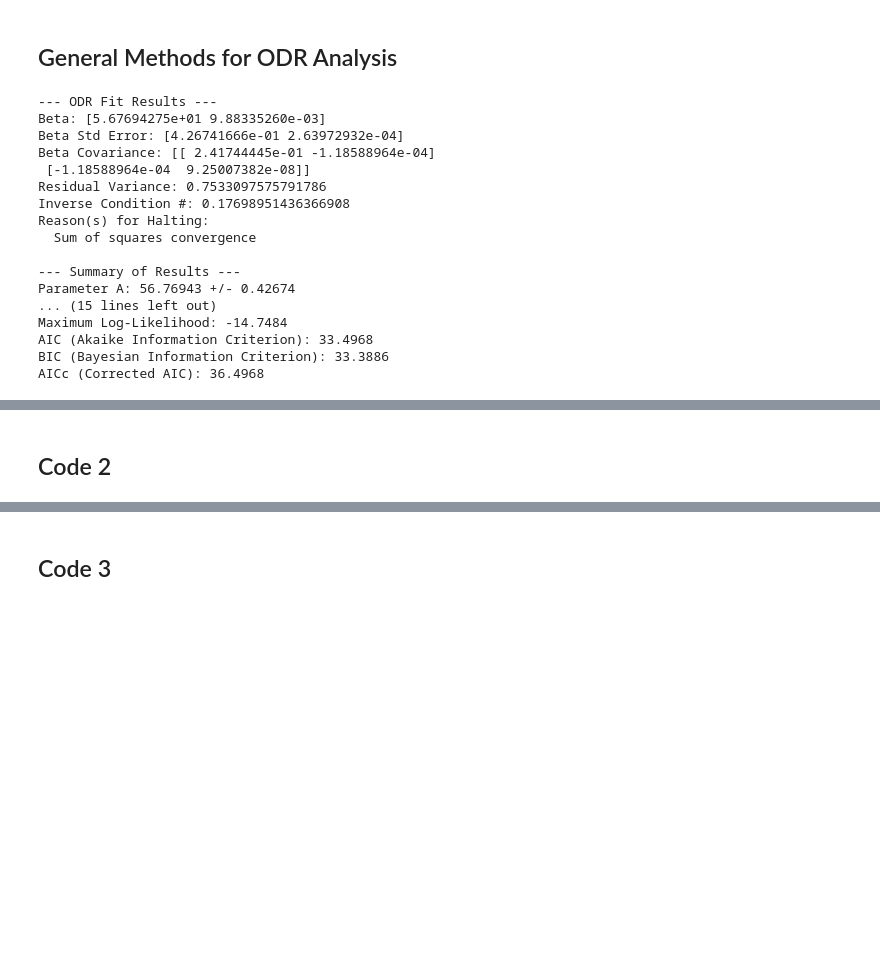
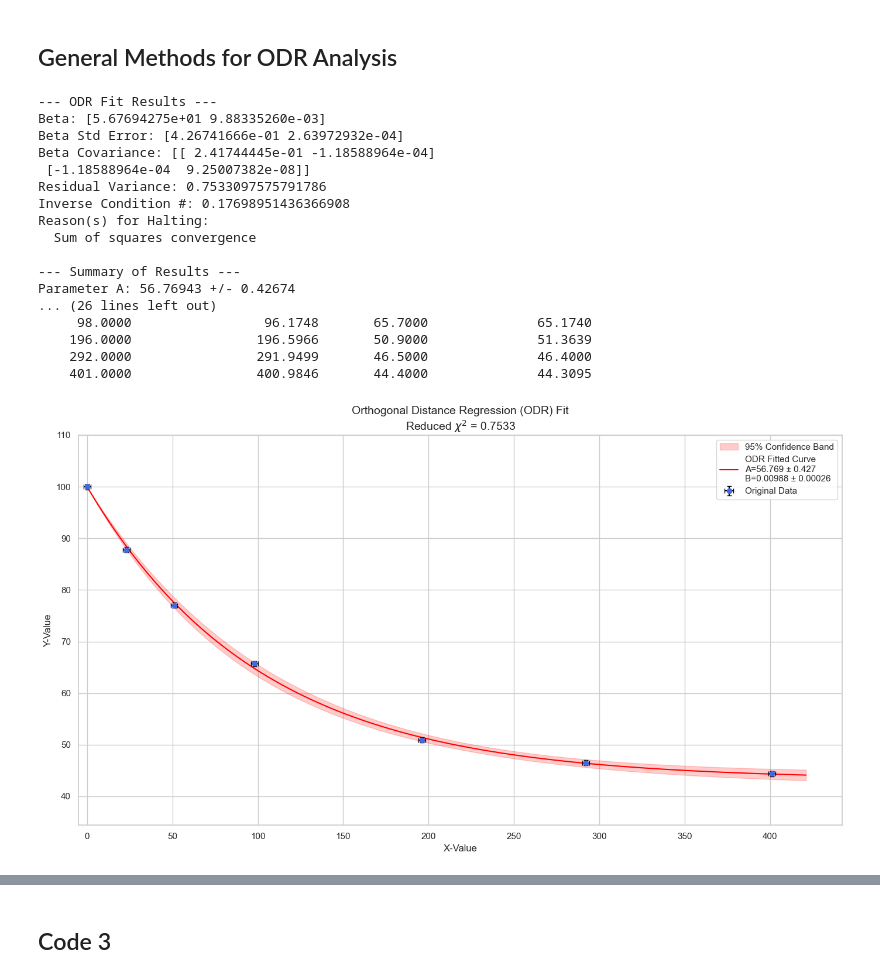
Before and after one commit to Yakovliev/quantopia, a Jupyter notebook: book/math/odr-code.ipynb, the cells around one changed output, grey strips where cells are left out. Drawn from its saved outputs; the diff is of its cells as text; code cells hidden in the pictures; blank space fills up the shorter version.

```diff
--- a/book/math/odr-code.ipynb
+++ b/book/math/odr-code.ipynb
@@ -354,3 +355,18 @@ def print_metrics(results):
     print(f"AIC (Akaike Information Criterion): {results['aic']:.4f}")
     print(f"BIC (Bayesian Information Criterion): {results['bic']:.4f}")
     print(f"AICc (Corrected AIC): {results['aicc']:.4f}")
+
+    print("\n--- Comparison of Original and Predicted Data Points ---")
+
+    # Unpack data points
+    x_orig = results['original_x']
+    y_orig = results['original_y']
+    x_pred = results['x_pred']
+    y_pred = results['y_pred']
+
+    # Prepare data for the table
+    comparison_data = zip(x_orig, x_pred, y_orig, y_pred)
+    comp_headers = ["Original X", "Predicted X (x_plus)", "Original Y", "Predicted Y (fit)"]
+
+    # Print the formatted table
+    print(tabulate(comparison_data, headers=comp_headers, floatfmt=".4f"))
@@ -403,5 +573,4 @@ def draw_curve_fit(results, model_function):
 # %%
-
 def model_function(beta, x):
     """
     The custom function to approximate the data.
@@ -411,36 +580,40 @@ def model_function(beta, x):
     A, B = beta
     return A * (np.exp(-B * x) - 1) + 100
 
 # Dataset 3
 x = np.array([0, 23, 51, 98, 196, 292, 401])
 y_obs = np.array([100, 87.8, 77, 65.7, 50.9, 46.5, 44.4])
 sigma_y = np.full_like(y_obs, 0.5, dtype=float)
 sigma_x = np.full_like(x, 2.0, dtype=float)
 initial_guess = [50, 0.01]
 
 # Analyze the curve fit and get results using ODR
 odr_results = analyze_odr(x, y_obs, sigma_x, sigma_y, model_function, initial_guess)
 
 # Print the metrics
 print_metrics(odr_results)
 
 # Draw the curve fit plot
-# draw_curve_fit(odr_results, model_function)
+draw_curve_fit(odr_results, model_function)
+
+# Plot predicted vs observed values
+plot_predicted_vs_observed(odr_results)
 # %% [output]
 --- ODR Fit Results ---
 Beta: [5.67694275e+01 9.88335260e-03]
 Beta Std Error: [4.26741666e-01 2.63972932e-04]
 Beta Covariance: [[ 2.41744445e-01 -1.18588964e-04]
  [-1.18588964e-04  9.25007382e-08]]
 Residual Variance: 0.7533097575791786
 Inverse Condition #: 0.17698951436366908
 Reason(s) for Halting:
   Sum of squares convergence
 
 --- Summary of Results ---
 Parameter A: 56.76943 +/- 0.42674
-... (15 lines left out)
-Maximum Log-Likelihood: -14.7484
-AIC (Akaike Information Criterion): 33.4968
-BIC (Bayesian Information Criterion): 33.3886
-AICc (Corrected AIC): 36.4968
+... (26 lines left out)
+     98.0000                 96.1748       65.7000              65.1740
+    196.0000                196.5966       50.9000              51.3639
+    292.0000                291.9499       46.5000              46.4000
+    401.0000                400.9846       44.4000              44.3095
+[figure, added]
@@ -447,2 +620,0 @@ AICc (Corrected AIC): 36.4968
-# %% [markdown]
-## Code 2
```
Also changed, not shown: parts of 15 cells of this notebook.
